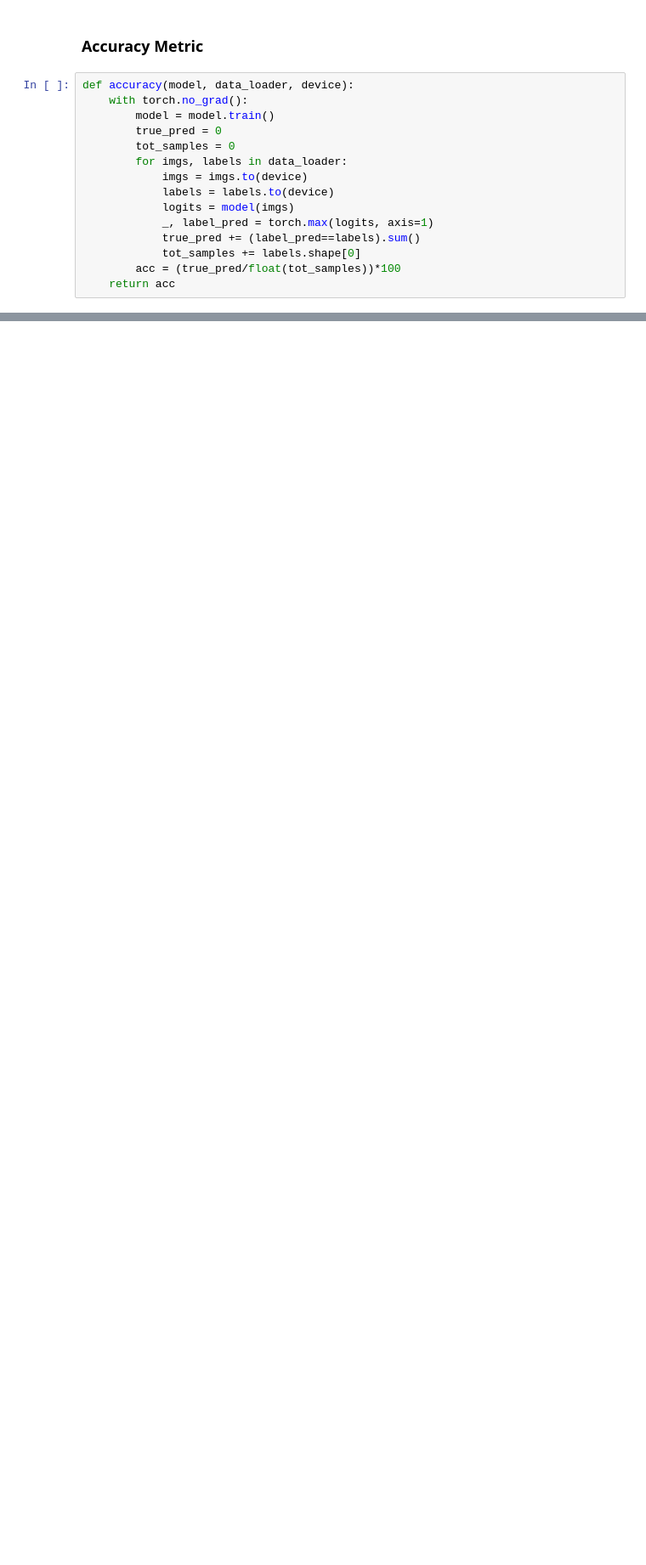
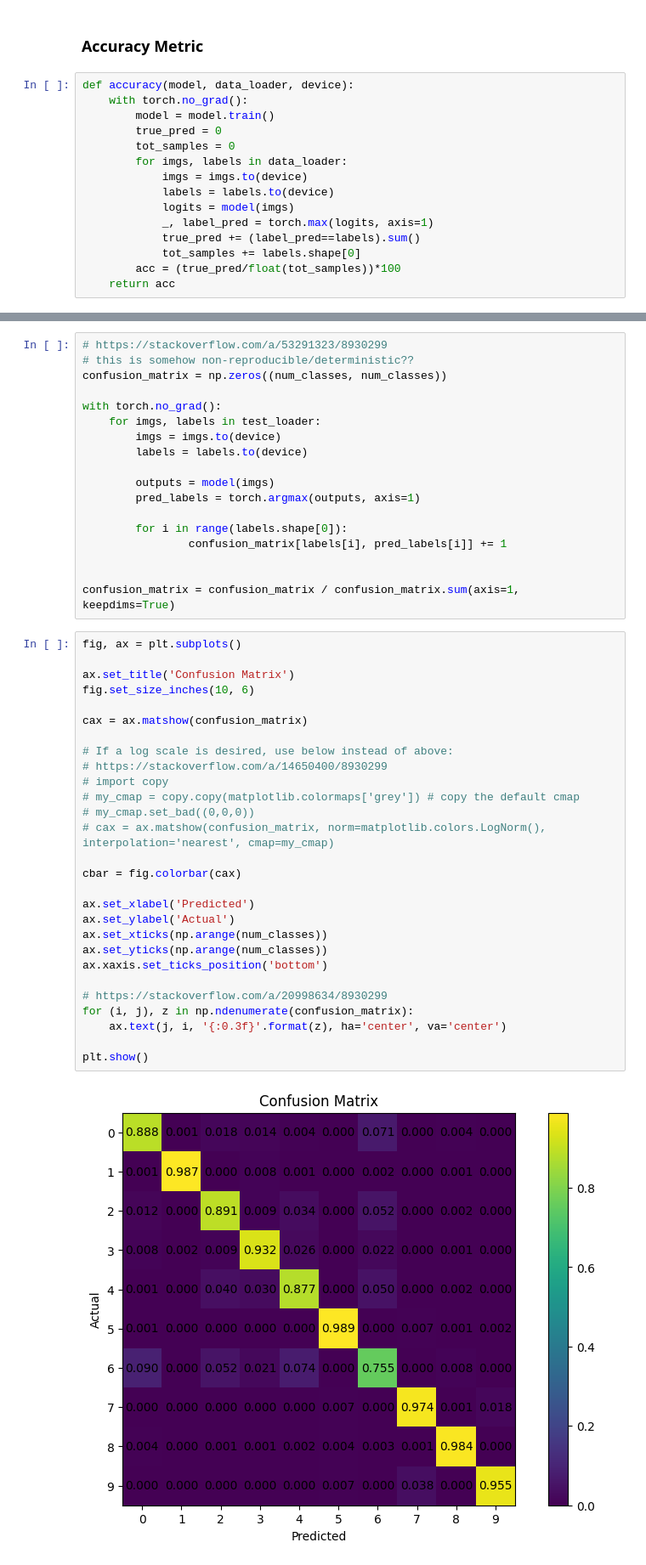
Before and after one commit to josephyooo/cs4851, a Jupyter notebook: assignment3/Joseph_Yoo_Assignment3.ipynb, the cells around one changed output, grey strips where cells are left out. Shown: that part at 85% size. Cells and saved outputs as stored; diff of their text form; blank space fills up the shorter version.

```diff
--- a/assignment3/Joseph_Yoo_Assignment3.ipynb
+++ b/assignment3/Joseph_Yoo_Assignment3.ipynb
@@ -228,0 +358,48 @@ print(f"Test Accuracy: {ts_acc:0.3f}")
+# %%
+# https://stackoverflow.com/a/53291323/8930299
+# this is somehow non-reproducible/deterministic??
+confusion_matrix = np.zeros((num_classes, num_classes))
+
+with torch.no_grad():
+    for imgs, labels in test_loader:
+        imgs = imgs.to(device)
+        labels = labels.to(device)
+
+        outputs = model(imgs)
+        pred_labels = torch.argmax(outputs, axis=1)
+
+        for i in range(labels.shape[0]):
+                confusion_matrix[labels[i], pred_labels[i]] += 1
+
+
+confusion_matrix = confusion_matrix / confusion_matrix.sum(axis=1, keepdims=True)
+# %%
+fig, ax = plt.subplots()
+
+ax.set_title('Confusion Matrix')
+fig.set_size_inches(10, 6)
+
+cax = ax.matshow(confusion_matrix)
+
+# If a log scale is desired, use below instead of above:
+# https://stackoverflow.com/a/14650400/8930299
+# import copy
+# my_cmap = copy.copy(matplotlib.colormaps['grey']) # copy the default cmap
+# my_cmap.set_bad((0,0,0))
+# cax = ax.matshow(confusion_matrix, norm=matplotlib.colors.LogNorm(), interpolation='nearest', cmap=my_cmap)
+
+cbar = fig.colorbar(cax)
+
+ax.set_xlabel('Predicted')
+ax.set_ylabel('Actual')
+ax.set_xticks(np.arange(num_classes))
+ax.set_yticks(np.arange(num_classes))
+ax.xaxis.set_ticks_position('bottom')
+
+# https://stackoverflow.com/a/20998634/8930299
+for (i, j), z in np.ndenumerate(confusion_matrix):
+    ax.text(j, i, '{:0.3f}'.format(z), ha='center', va='center')
+
+plt.show()
+# %% [output]
+[figure, added]
```
Also changed, not shown: parts of 19 cells of this notebook.
